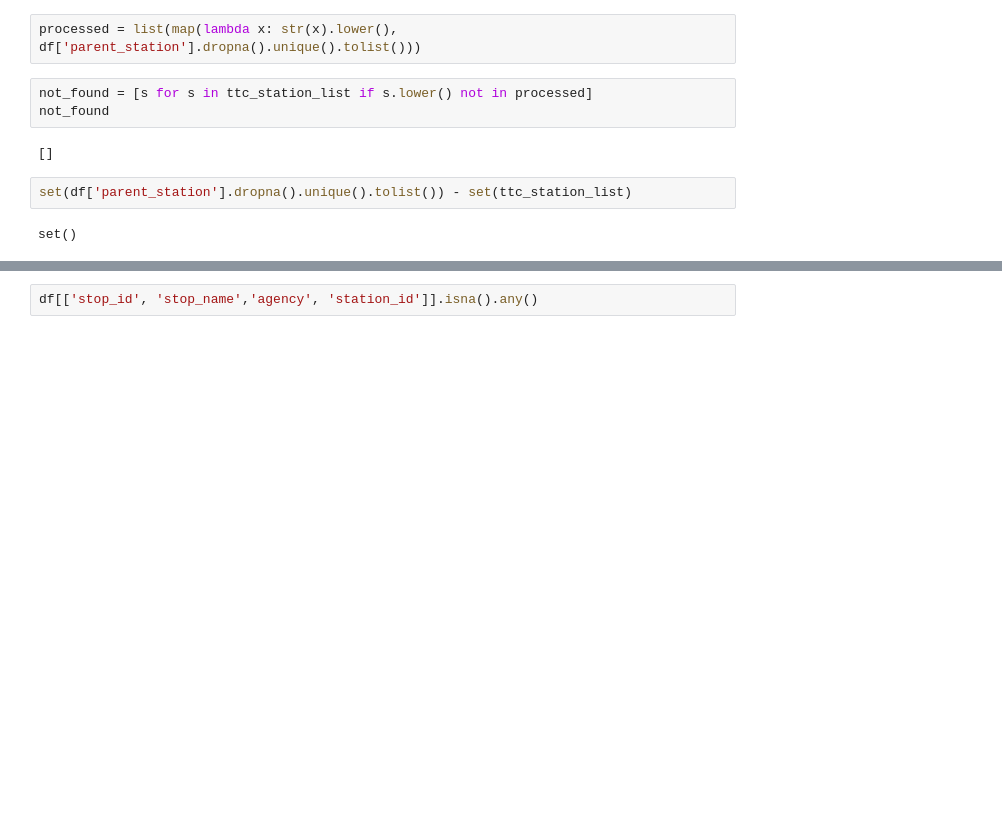
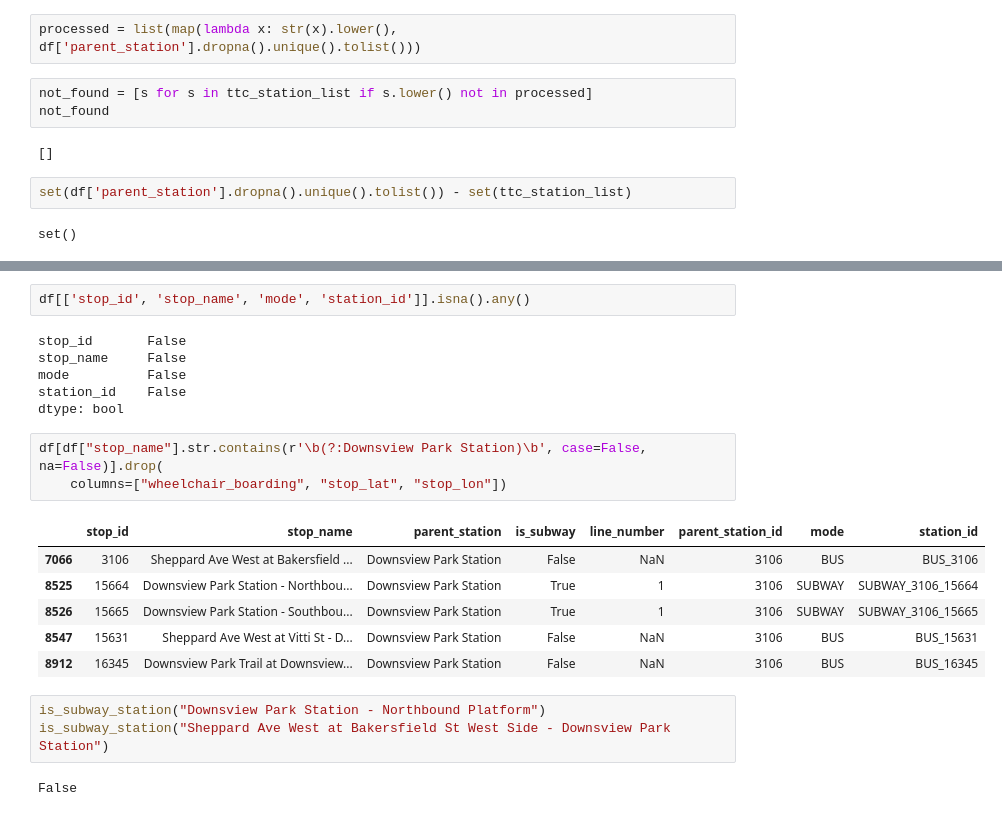
Before and after one commit to mohammedhashim790/ttc_data_analysis, a Jupyter notebook: index.ipynb, the cells around one changed output, grey strips where cells are left out. Saved outputs shown, nothing was run; the diff lists cells and outputs as text; blank space fills up the shorter version.

```diff
--- a/index.ipynb
+++ b/index.ipynb
@@ -370,2 +461,23 @@ df.head()
 # %%
-df[['stop_id', 'stop_name','agency', 'station_id']].isna().any()
+df[['stop_id', 'stop_name', 'mode', 'station_id']].isna().any()
+# %% [output]
+stop_id       False
+stop_name     False
+mode          False
+station_id    False
+dtype: bool
+# %%
+df[df["stop_name"].str.contains(r'\b(?:Downsview Park Station)\b', case=False, na=False)].drop(
+    columns=["wheelchair_boarding", "stop_lat", "stop_lon"])
+# %% [output]
+|  | stop_id | stop_name | parent_station | is_subway | line_number | parent_station_id | mode | station_id |
+| 7066 | 3106 | Sheppard Ave West at Bakersfield ... | Downsview Park Station | False | NaN | 3106 | BUS | BUS_3106 |
+| 8525 | 15664 | Downsview Park Station - Northbou... | Downsview Park Station | True | 1 | 3106 | SUBWAY | SUBWAY_3106_15664 |
+| 8526 | 15665 | Downsview Park Station - Southbou... | Downsview Park Station | True | 1 | 3106 | SUBWAY | SUBWAY_3106_15665 |
+| 8547 | 15631 | Sheppard Ave West at Vitti St - D... | Downsview Park Station | False | NaN | 3106 | BUS | BUS_15631 |
+| 8912 | 16345 | Downsview Park Trail at Downsview... | Downsview Park Station | False | NaN | 3106 | BUS | BUS_16345 |
+# %%
+is_subway_station("Downsview Park Station - Northbound Platform")
+is_subway_station("Sheppard Ave West at Bakersfield St West Side - Downsview Park Station")
+# %% [output]
+False
```
Also changed, not shown: parts of 42 cells of this notebook, 4 other files.
